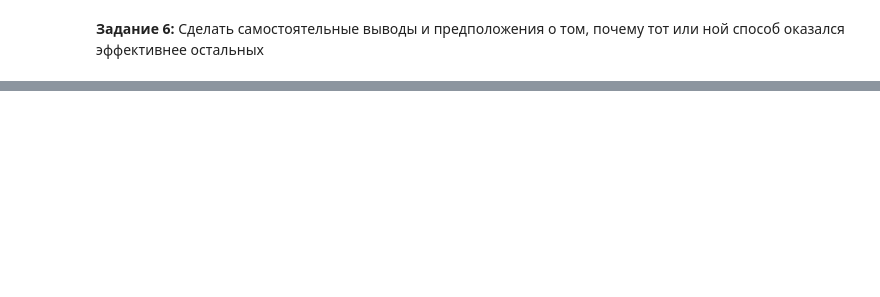
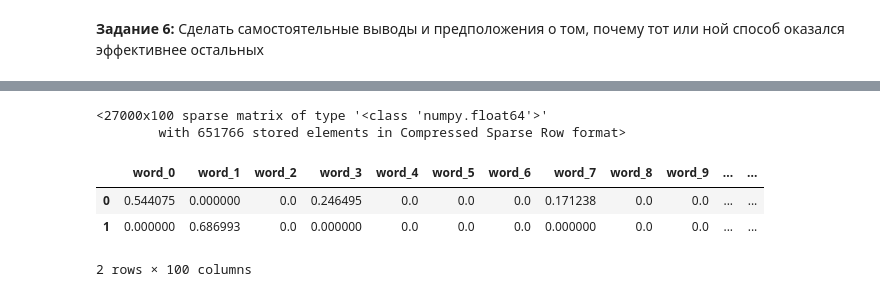
Before and after one commit to PolinaNik/ML_in_business, a Jupyter notebook: lesson2/HW2.ipynb, the cells around one changed output, grey strips where cells are left out. Drawn from its saved outputs; the diff is of its cells as text; code cells hidden in the pictures; blank space fills up the shorter version.

```diff
--- a/lesson2/HW2.ipynb
+++ b/lesson2/HW2.ipynb
@@ -263,0 +343,6 @@ __Задание 6:__ Сделать самостоятельные выводы
+# %%
+N_features=100
+tf = TfidfVectorizer(stop_words=stopword_ru, max_features=N_features)
+# %%
+news['title_str'] = news['title'].apply(lambda x: ' '.join(x))
+news['title_str']
@@ -263,0 +362,16 @@ __Задание 6:__ Сделать самостоятельные выводы
+# %%
+tfidf_titles = tf.fit_transform(news['title_str'])
+tfidf_titles
+# %% [output]
+<27000x100 sparse matrix of type '<class 'numpy.float64'>'
+        with 651766 stored elements in Compressed Sparse Row format>
+# %%
+tfidf_matrix = pd.DataFrame.sparse.from_spmatrix(tfidf_titles, columns=sorted(tf.vocabulary_))
+tfidf_matrix.columns = ['word_{}'.format(i) for i in range(N_features)]  # changing names of columns from real words
+                                                                         # to word_0, word_1, word_2...
+tfidf_matrix.head(2)
+# %% [output]
+|  | word_0 | word_1 | word_2 | word_3 | word_4 | word_5 | word_6 | word_7 | word_8 | word_9 | ... | ... |
+| 0 | 0.544075 | 0.000000 | 0.0 | 0.246495 | 0.0 | 0.0 | 0.0 | 0.171238 | 0.0 | 0.0 | ... | ... |
+| 1 | 0.000000 | 0.686993 | 0.0 | 0.000000 | 0.0 | 0.0 | 0.0 | 0.000000 | 0.0 | 0.0 | ... | ... |
+2 rows × 100 columns
```
Also changed, not shown: parts of 31 cells of this notebook.
